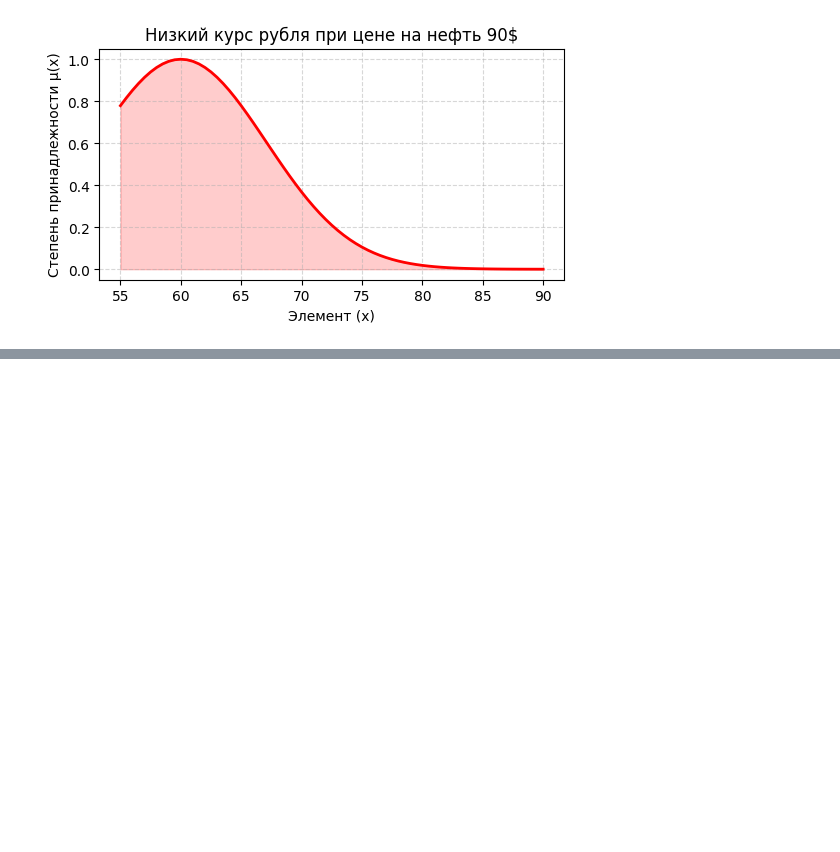
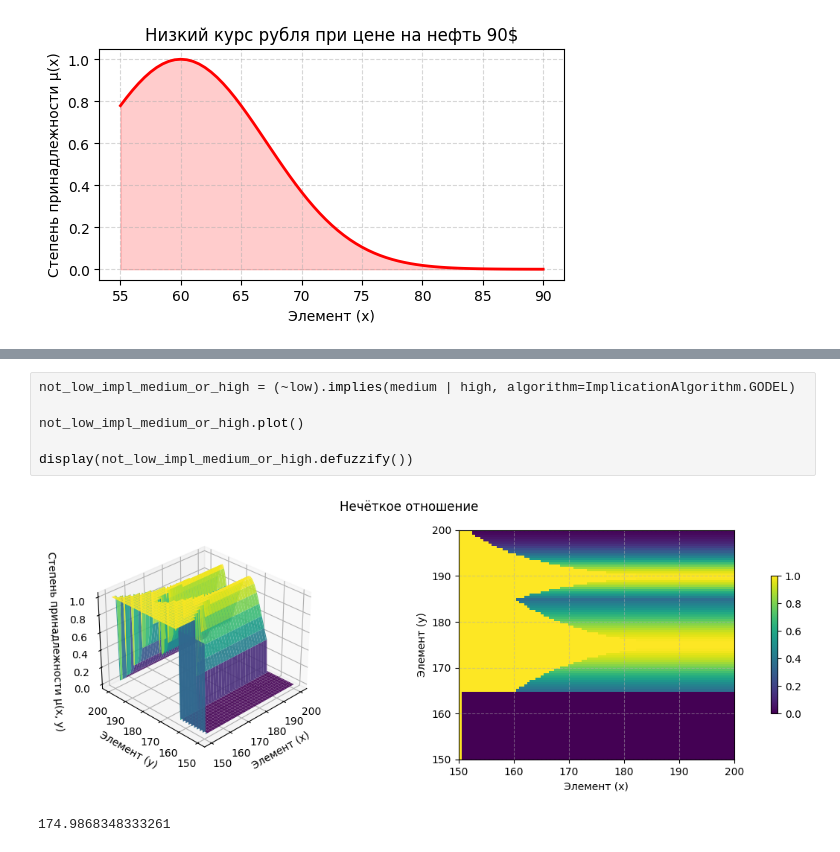
Before and after one commit to atrepalin/Algorithm-Threory-RSREU, a Jupyter notebook: 4_2.ipynb, the cells around one changed output, grey strips where cells are left out. Drawn from its saved outputs; the diff is of its cells as text; blank space fills up the shorter version.

```diff
--- a/4_2.ipynb
+++ b/4_2.ipynb
@@ -262,0 +327,9 @@ L.plot(title="Низкий курс рубля при цене на нефть 9
+# %%
+not_low_impl_medium_or_high = (~low).implies(medium | high, algorithm=ImplicationAlgorithm.GODEL)
+
+not_low_impl_medium_or_high.plot()
+
+display(not_low_impl_medium_or_high.defuzzify())
+# %% [output]
+[figure, added]
+174.9868348333261
```
Also changed, not shown: parts of 4 cells of this notebook.
